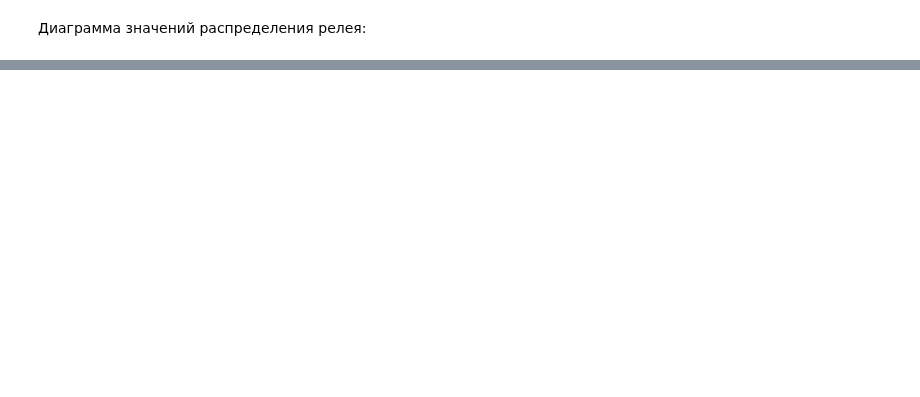
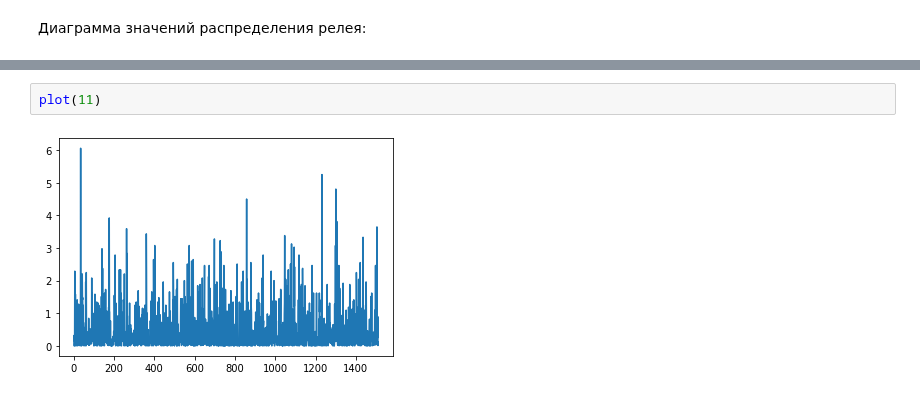
Before and after one commit to cha0xfox/WhiteNoise, a Jupyter notebook: Plots.ipynb, the cells around one changed output, grey strips where cells are left out. Cells and saved outputs as stored; diff of their text form; blank space fills up the shorter version.

```diff
--- a/Plots.ipynb
+++ b/Plots.ipynb
@@ -82,0 +89,4 @@ plot(9)
+# %%
+plot(11)
+# %% [output]
+[figure, added]
```
Also changed, not shown: parts of 13 cells of this notebook, 4 other files.
